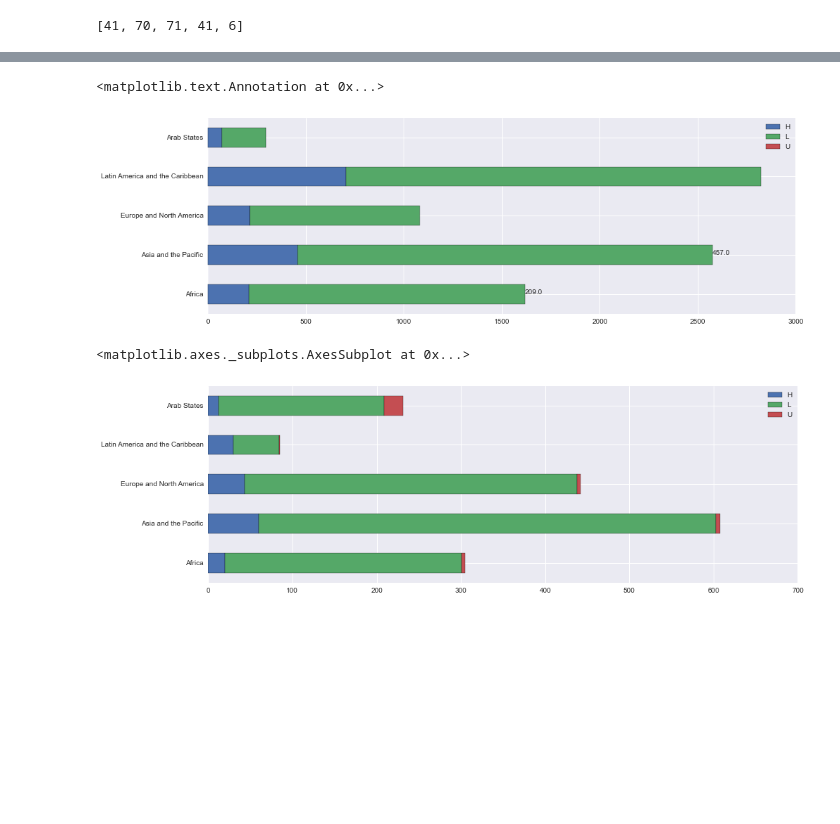
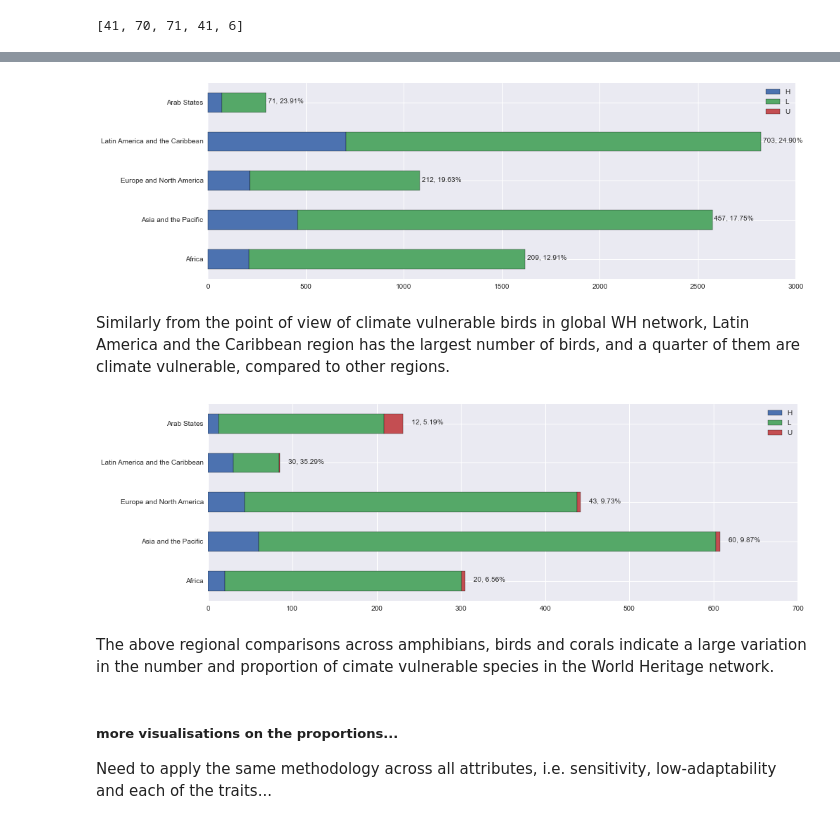
Before and after one commit to Yichuans/climate-vulnerable-wh, a Jupyter notebook: workspace.ipynb, the cells around one changed output, grey strips where cells are left out. Cells and saved outputs as stored; diff of their text form; code cells hidden in the pictures; blank space fills up the shorter version.

```diff
--- a/workspace.ipynb
+++ b/workspace.ipynb
@@ -1144,8 +1215,16 @@ It is very difficult to find patterns in a table full of numbers. Graphs may pre
 # amp
 # a = pd.concat([each[['H', 'L', 'U']][-1:] for each in amp_regions])
 ## a better way to slice columns and rows, loc is a label based indxing
-## .loc returns a series, concatenate on axis 1, transpose and then replace index
+## .loc returns a series, concatenate on axis 1, transpose and then replace index, so that they'll show up as labels
+
+# get df for all regions, with HLU
 a = pd.concat([each[['H', 'L', 'U']].loc['FINAL_SCORE'] for each in amp_regions], 1).T
+
 a.index = regions_name_list
-a.plot.barh(stacked=True, figsize=(15,5))
+b = a.plot.barh(stacked=True, figsize=(15,5))
+
+# for each bar, annotate num of 'H' and percentage of 'H'
+for region_name, region_data, y_axis in zip(regions_name_list, amp_regions, range(5)):
+    b.annotate('{0:.0f}'.format(a.loc[region_name].H) + ', ' + '{0:.0f}'.format(a.loc[region_name].sum()) + ', ' + '{0:.2%}'.format(region_data.loc['FINAL_SCORE'].per_H),
+              (a.loc[region_name].sum() + 10, y_axis)) # add a buf-space for x
 # %% [output]
@@ -1165,17 +1244,30 @@ a
 a = pd.concat([each[['H', 'L', 'U']].loc['FINAL_SCORE'] for each in bird_regions], 1).T
 a.index = regions_name_list
 b = a.plot.barh(stacked=True, figsize=(15,5))
-# testing annotation, note y axis is from bottom up. unit based on data
-b.annotate(str(a.loc['Africa'].H), (a.loc['Africa'].sum(), 0))
-b.annotate(str(a.loc['Asia and the Pacific'].H), (a.loc['Asia and the Pacific'].sum(), 1))
+# # testing annotation, note y axis is from bottom up. unit based on data
+
+# for each bar, annotate num of 'H' and percentage of 'H'
+for region_name, region_data, y_axis in zip(regions_name_list, bird_regions, range(5)):
+    b.annotate('{0:.0f}'.format(a.loc[region_name].H) + ', ' + '{0:.2%}'.format(region_data.loc['FINAL_SCORE'].per_H),
+              (a.loc[region_name].sum() + 10, y_axis)) # add a buf-space for x
 # %% [output]
-<matplotlib.text.Annotation at 0x...>
-[figure, old version]
+[figure, new version]
+# %% [markdown]
+Similarly from the point of view of climate vulnerable birds in global WH network, Latin America and the Caribbean region has the largest number of birds, and a quarter of them are climate vulnerable, compared to other regions.
 # %%
 # coral
 a = pd.concat([each[['H', 'L', 'U']].loc['FINAL_SCORE'] for each in coral_regions], 1).T
 a.index = regions_name_list
-a.plot.barh(stacked=True, figsize=(15,5))
+b = a.plot.barh(stacked=True, figsize=(15,5))
+
+# for each bar, annotate num of 'H' and percentage of 'H'
+for region_name, region_data, y_axis in zip(regions_name_list, coral_regions, range(5)):
+    b.annotate('{0:.0f}'.format(a.loc[region_name].H) + ', ' + '{0:.2%}'.format(region_data.loc['FINAL_SCORE'].per_H),
+              (a.loc[region_name].sum() + 10, y_axis)) # add a buf-space for x
 # %% [output]
-<matplotlib.axes._subplots.AxesSubplot at 0x...>
-[figure, old version]
+[figure, new version]
+# %% [markdown]
+The above regional comparisons across amphibians, birds and corals indicate a large variation in the number and proportion of cimate vulnerable species in the World Heritage network.
+# %% [markdown]
+##### more visualisations on the proportions...
+Need to apply the same methodology across all attributes, i.e. sensitivity, low-adaptability and each of the traits...
```
Also changed, not shown: parts of 30 cells of this notebook.
